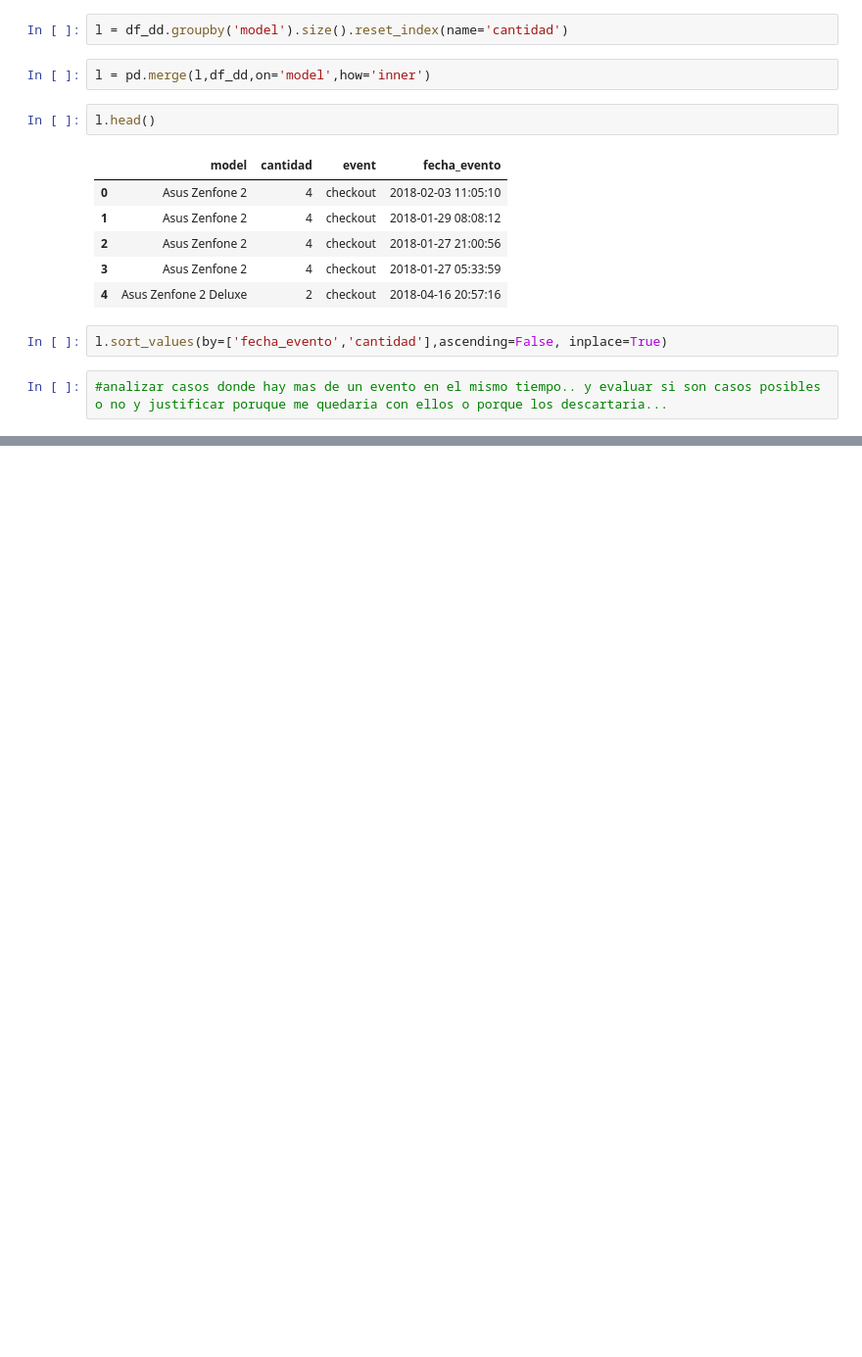
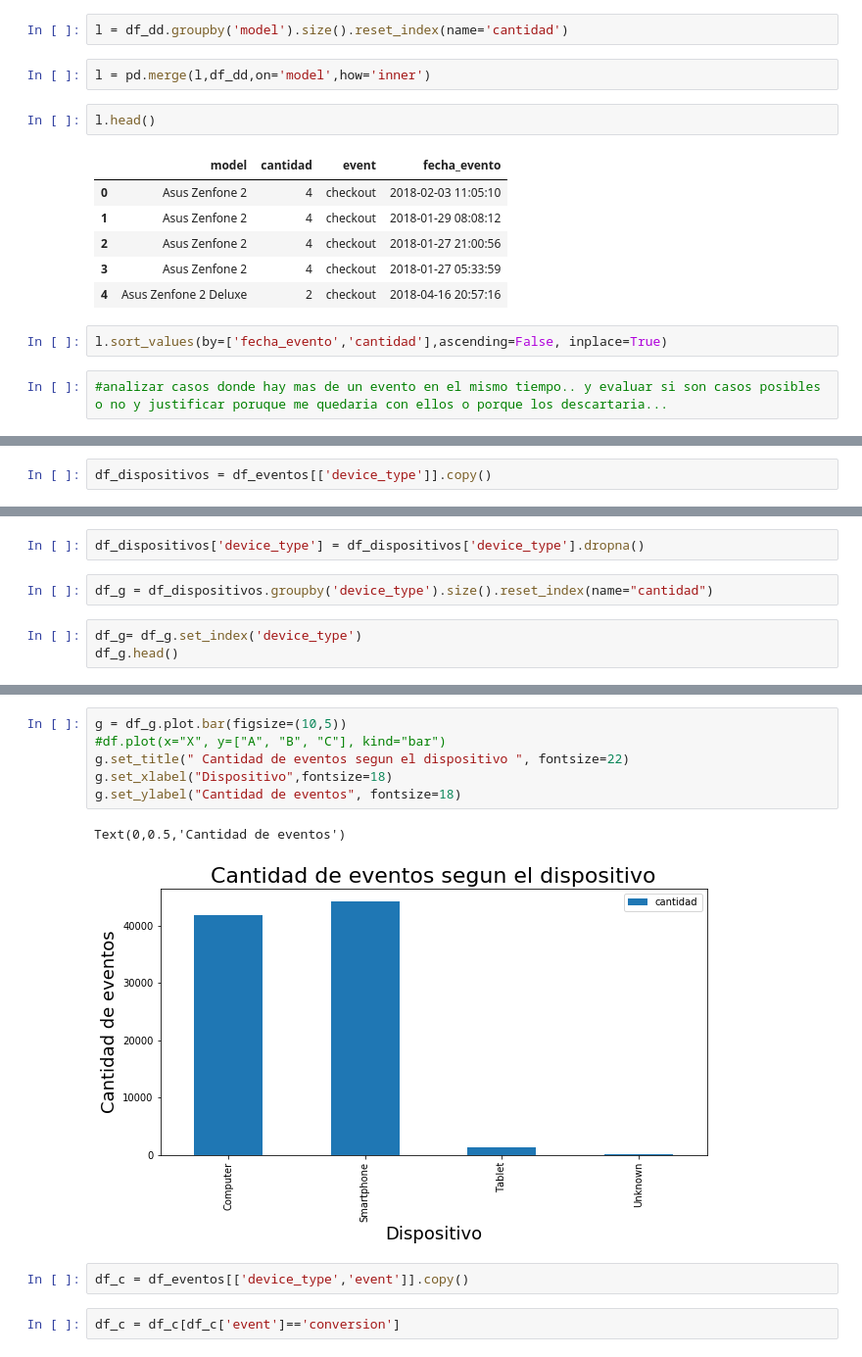
Before and after one commit to alepenaa94/TP1-Datos, a Jupyter notebook: analisis-ale.ipynb, the cells around one changed output, grey strips where cells are left out. Shown: that part at 98% size. Drawn from its saved outputs; the diff is of its cells as text; blank space fills up the shorter version.

```diff
--- a/analisis-ale.ipynb
+++ b/analisis-ale.ipynb
@@ -553,0 +710,2 @@ l.sort_values(by=['fecha_evento','cantidad'],ascending=False, inplace=True)
+# %%
+df_dispositivos = df_eventos[['device_type']].copy()
@@ -553,0 +726,7 @@ l.sort_values(by=['fecha_evento','cantidad'],ascending=False, inplace=True)
+# %%
+df_dispositivos['device_type'] = df_dispositivos['device_type'].dropna()
+# %%
+df_g = df_dispositivos.groupby('device_type').size().reset_index(name="cantidad")
+# %%
+df_g= df_g.set_index('device_type')
+df_g.head()
@@ -553,0 +740,13 @@ l.sort_values(by=['fecha_evento','cantidad'],ascending=False, inplace=True)
+# %%
+g = df_g.plot.bar(figsize=(10,5))
+#df.plot(x="X", y=["A", "B", "C"], kind="bar")
+g.set_title(" Cantidad de eventos segun el dispositivo ", fontsize=22)
+g.set_xlabel("Dispositivo",fontsize=18)
+g.set_ylabel("Cantidad de eventos", fontsize=18)
+# %% [output]
+Text(0,0.5,'Cantidad de eventos')
+[figure, added]
+# %%
+df_c = df_eventos[['device_type','event']].copy()
+# %%
+df_c = df_c[df_c['event']=='conversion']
```
Also changed, not shown: parts of 48 cells of this notebook.
